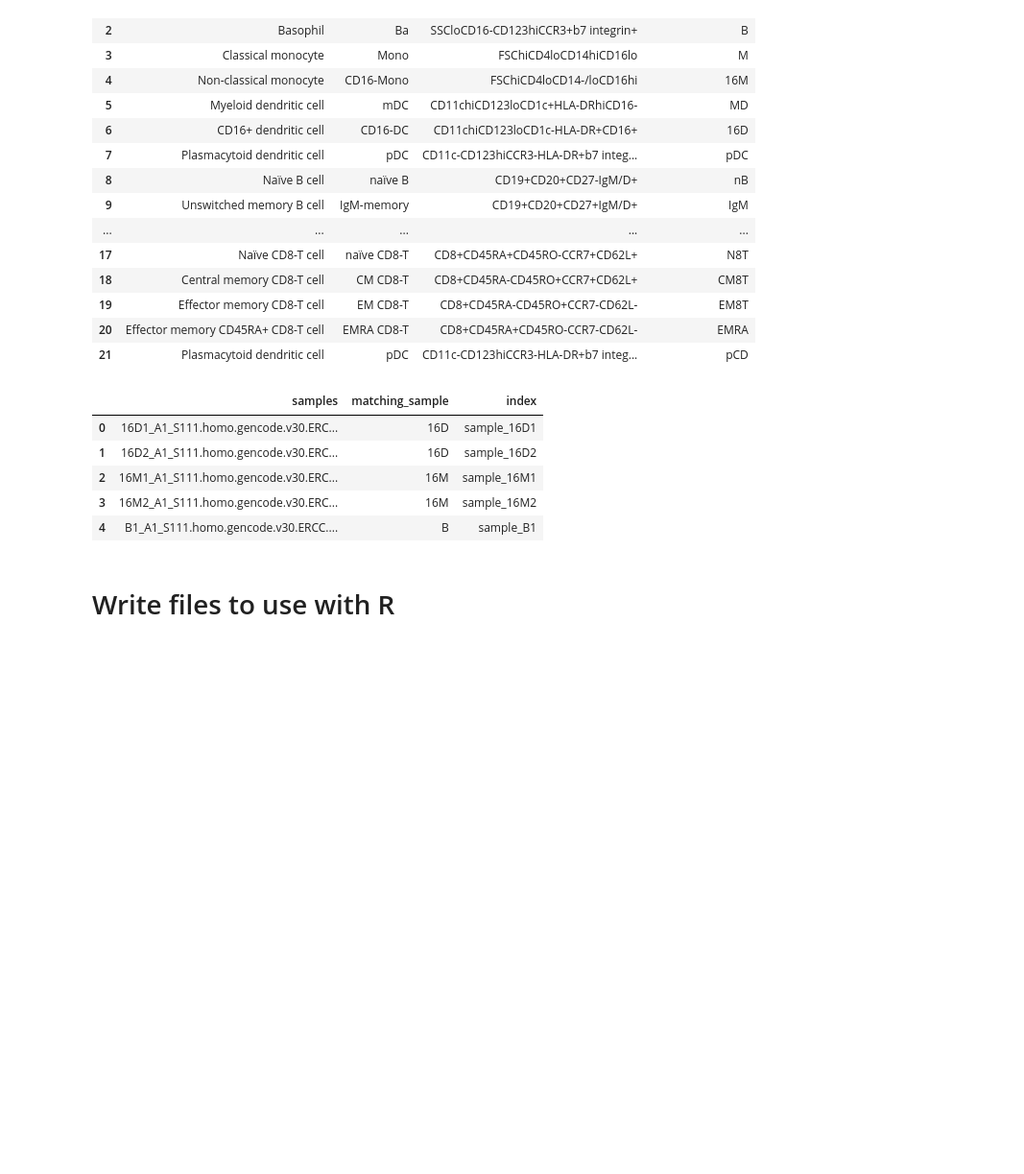
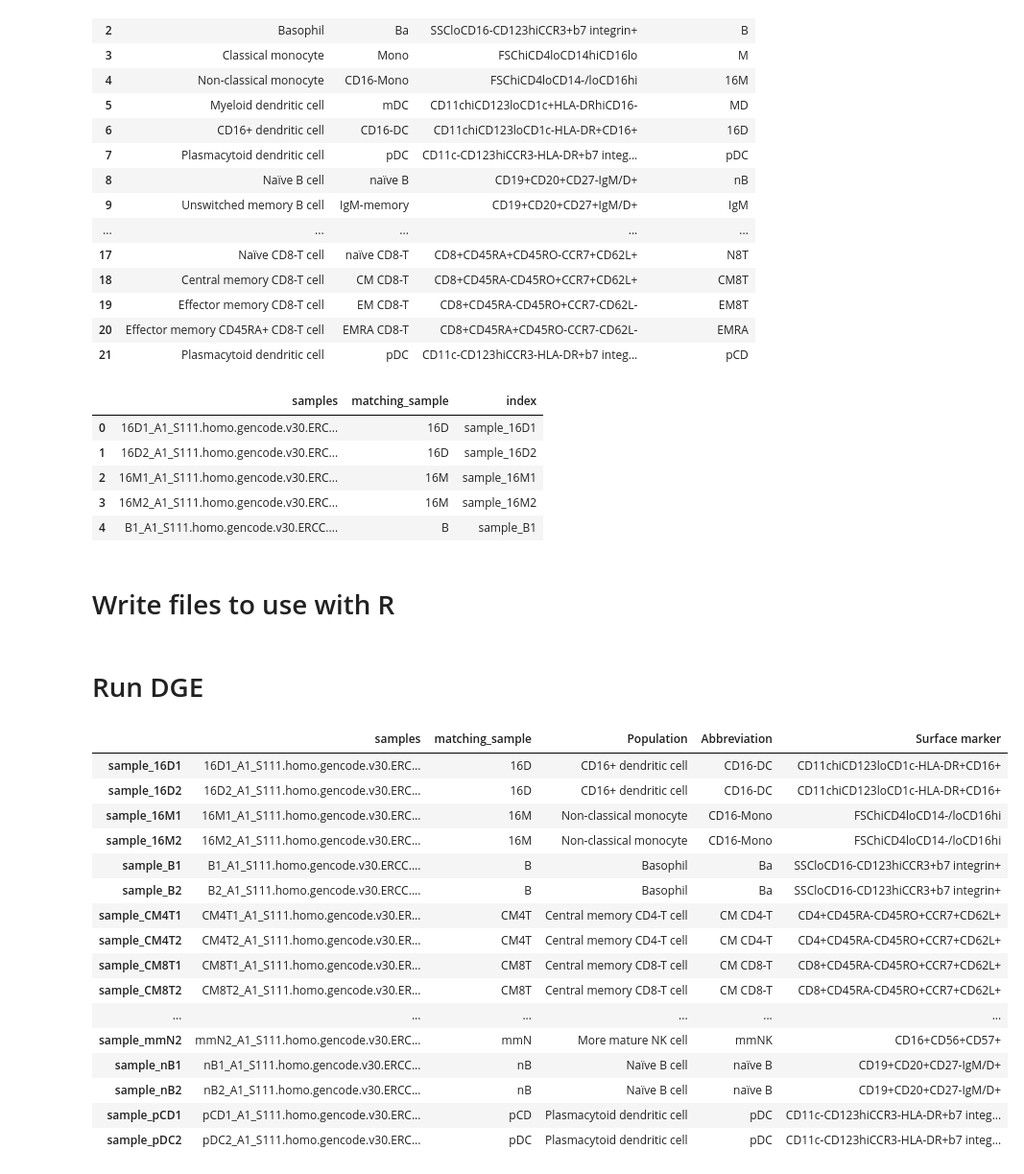
Before and after one commit to czbiohub-sf/tabula-sapiens, a Jupyter notebook: analysis-scripts/hPB/hPB.ipynb, the cells around one changed output. Shown at 96% size. Drawn from its saved outputs; the diff is of its cells as text; code cells hidden in the pictures; blank space fills up the shorter version.

```diff
--- a/analysis-scripts/hPB/hPB.ipynb
+++ b/analysis-scripts/hPB/hPB.ipynb
@@ -177,3 +177,27 @@ hpb.merge(
     "hPB_gene_count_table_with_gene_symbols.csv")
 # %%
 samples_df.merge(metadata,on='matching_sample').set_index('index').to_csv("hPB_complete_metadata.csv")
+# %% [markdown]
+# Run DGE
+# %%
+hPB.obs = hPB.obs.join(samples_df.merge(metadata,on='matching_sample').set_index('index'))
+# %%
+hPB.obs
+# %% [output]
+|  | samples | matching_sample | Population | Abbreviation | Surface marker |
+| sample_16D1 | 16D1_A1_S111.homo.gencode.v30.ERC... | 16D | CD16+ dendritic cell | CD16-DC | CD11chiCD123loCD1c-HLA-DR+CD16+ |
+| sample_16D2 | 16D2_A1_S111.homo.gencode.v30.ERC... | 16D | CD16+ dendritic cell | CD16-DC | CD11chiCD123loCD1c-HLA-DR+CD16+ |
+| sample_16M1 | 16M1_A1_S111.homo.gencode.v30.ERC... | 16M | Non-classical monocyte | CD16-Mono | FSChiCD4loCD14-/loCD16hi |
+| sample_16M2 | 16M2_A1_S111.homo.gencode.v30.ERC... | 16M | Non-classical monocyte | CD16-Mono | FSChiCD4loCD14-/loCD16hi |
+| sample_B1 | B1_A1_S111.homo.gencode.v30.ERCC.... | B | Basophil | Ba | SSCloCD16-CD123hiCCR3+b7 integrin+ |
+| sample_B2 | B2_A1_S111.homo.gencode.v30.ERCC.... | B | Basophil | Ba | SSCloCD16-CD123hiCCR3+b7 integrin+ |
+| sample_CM4T1 | CM4T1_A1_S111.homo.gencode.v30.ER... | CM4T | Central memory CD4-T cell | CM CD4-T | CD4+CD45RA-CD45RO+CCR7+CD62L+ |
+| sample_CM4T2 | CM4T2_A1_S111.homo.gencode.v30.ER... | CM4T | Central memory CD4-T cell | CM CD4-T | CD4+CD45RA-CD45RO+CCR7+CD62L+ |
+| sample_CM8T1 | CM8T1_A1_S111.homo.gencode.v30.ER... | CM8T | Central memory CD8-T cell | CM CD8-T | CD8+CD45RA-CD45RO+CCR7+CD62L+ |
+| sample_CM8T2 | CM8T2_A1_S111.homo.gencode.v30.ER... | CM8T | Central memory CD8-T cell | CM CD8-T | CD8+CD45RA-CD45RO+CCR7+CD62L+ |
+| ... | ... | ... | ... | ... | ... |
+| sample_mmN2 | mmN2_A1_S111.homo.gencode.v30.ERC... | mmN | More mature NK cell | mmNK | CD16+CD56+CD57+ |
+| sample_nB1 | nB1_A1_S111.homo.gencode.v30.ERCC... | nB | Naïve B cell | naïve B | CD19+CD20+CD27-IgM/D+ |
+| sample_nB2 | nB2_A1_S111.homo.gencode.v30.ERCC... | nB | Naïve B cell | naïve B | CD19+CD20+CD27-IgM/D+ |
+| sample_pCD1 | pCD1_A1_S111.homo.gencode.v30.ERC... | pCD | Plasmacytoid dendritic cell | pDC | CD11c-CD123hiCCR3-HLA-DR+b7 integ... |
+| sample_pDC2 | pDC2_A1_S111.homo.gencode.v30.ERC... | pDC | Plasmacytoid dendritic cell | pDC | CD11c-CD123hiCCR3-HLA-DR+b7 integ... |
```
Also changed, not shown: parts of 2 cells of this notebook, 1 other file.
